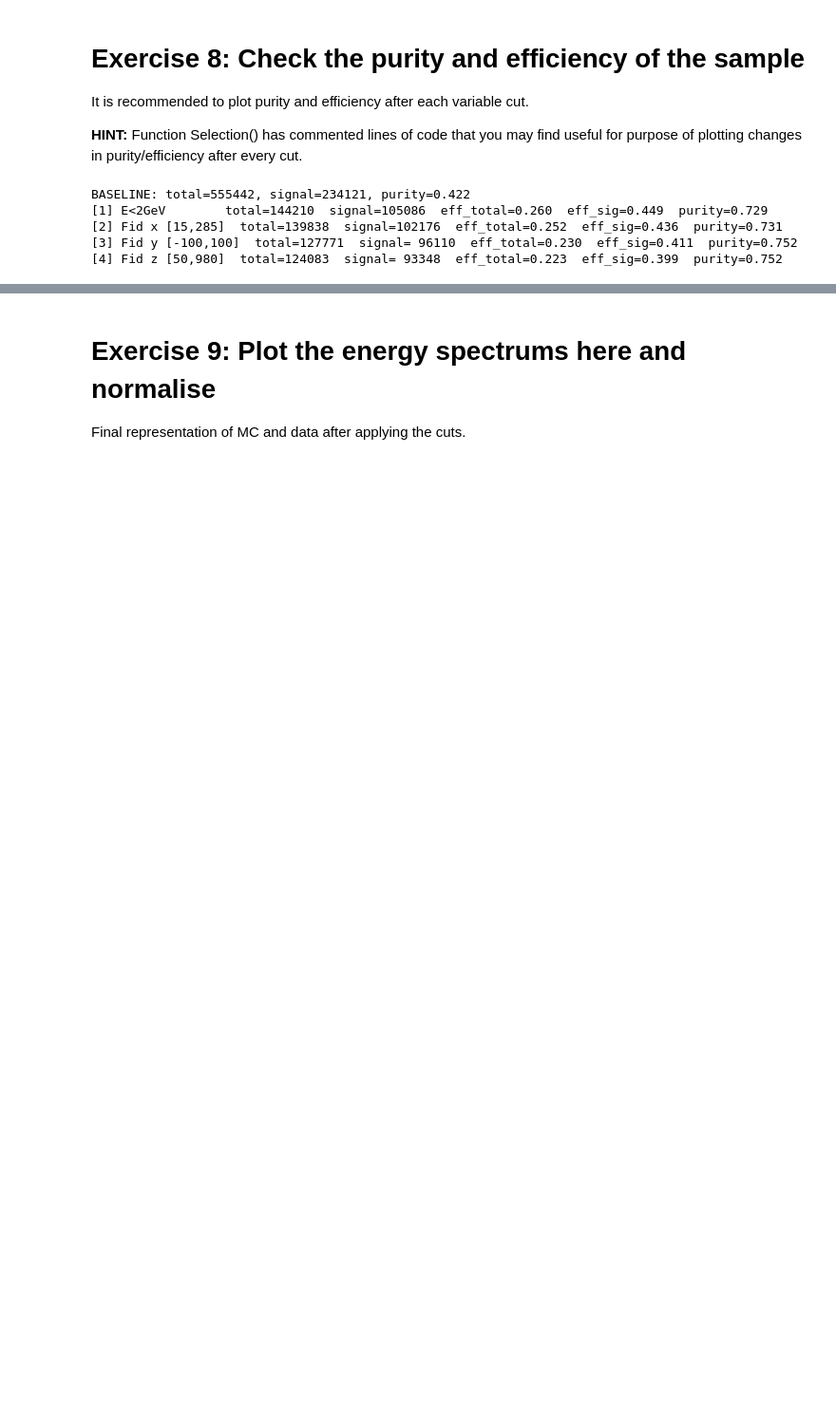
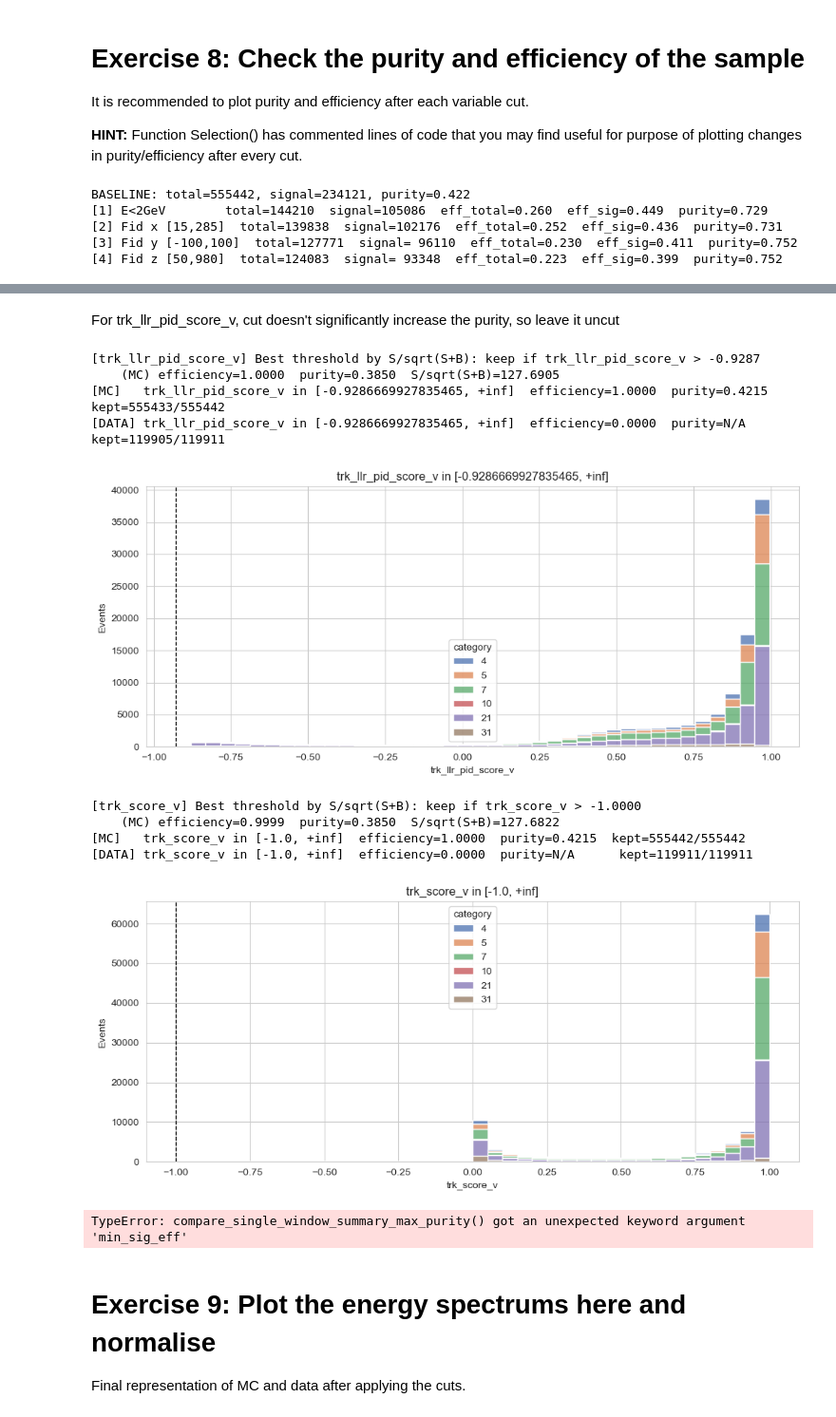
Before and after one commit to JungleMan796/MicroBooNE, a Jupyter notebook: MainAnalysis_template.ipynb, the cells around one changed output, grey strips where cells are left out. Shown at 95% size. Drawn from its saved outputs; the diff is of its cells as text; code cells hidden in the pictures; blank space fills up the shorter version.

```diff
--- a/MainAnalysis_template.ipynb
+++ b/MainAnalysis_template.ipynb
@@ -642,0 +918,2 @@ BASELINE: total=555442, signal=234121, purity=0.422
+# %% [markdown]
+For trk_llr_pid_score_v, cut doesn't significantly increase the purity, so leave it uncut
@@ -642,0 +1002,21 @@ BASELINE: total=555442, signal=234121, purity=0.422
+# %%
+# 1) LLR PID（越大越“μ-like” → 单边 '>'）
+t_pid, eff_pid, pur_pid, sig_pid = pick_best_threshold_and_plot(
+    MC_EXT, data_frame, var='trk_llr_pid_score_v', direction='>'
+)
+
+# 2) trk_score_v（同理）
+t_trk, eff_trk, pur_trk, sig_trk = pick_best_threshold_and_plot(
+    MC_EXT, data_frame, var='trk_score_v', direction='>'
+)
+# %% [output]
+[trk_llr_pid_score_v] Best threshold by S/sqrt(S+B): keep if trk_llr_pid_score_v > -0.9287
+    (MC) efficiency=1.0000  purity=0.3850  S/sqrt(S+B)=127.6905
+[MC]   trk_llr_pid_score_v in [-0.9286669927835465, +inf]  efficiency=1.0000  purity=0.4215  kept=555433/555442
+[DATA] trk_llr_pid_score_v in [-0.9286669927835465, +inf]  efficiency=0.0000  purity=N/A      kept=119905/119911
+[figure, added]
+[trk_score_v] Best threshold by S/sqrt(S+B): keep if trk_score_v > -1.0000
+    (MC) efficiency=0.9999  purity=0.3850  S/sqrt(S+B)=127.6822
+[MC]   trk_score_v in [-1.0, +inf]  efficiency=1.0000  purity=0.4215  kept=555442/555442
+[DATA] trk_score_v in [-1.0, +inf]  efficiency=0.0000  purity=N/A      kept=119911/119911
+[figure, added]
@@ -643,3 +1293,43 @@ BASELINE: total=555442, signal=234121, purity=0.422
+# %%
+vars_to_try = [
+    'trk_llr_pid_score_v','reco_nu_vtx_sce_y','trk_sce_start_x_v',
+    'trk_score_v','trk_distance_v','topological_score','trk_energy_tot',
+    'trk_len_v','reco_nu_vtx_sce_x','_closestNuCosmicDist','reco_nu_vtx_sce_z',
+    'trk_sce_end_x_v','trk_sce_start_z_v','trk_sce_end_z_v',
+    'trk_range_muon_mom_v','trk_sce_start_y_v','trk_mcs_muon_mom_v','trk_sce_end_y_v'
+]
+
+# 约束：信号效率（Eq.6）至少 20%
+MIN_SIG_EFF = 0.20
+SINGLE_BIAS = 1.00  # 保持不偏向单边
+
+summary_compare = compare_single_window_summary_max_purity(
+    MC_EXT, vars_to_try,
+    nsteps_single=201, nqs_window=51,
+    signal_label=21,
+    min_sig_eff=MIN_SIG_EFF,      # ← 用信号效率下限
+    single_bias=SINGLE_BIAS
+)
+try:
+    display(summary_compare)
+except:
+    print(summary_compare.to_string(index=False))
+
+summary_picked = run_all_auto_max_purity(
+    MC_EXT, data_frame, vars_to_try,
+    nsteps_single=201, nqs_window=51,
+    signal_label=21, bins=40,
+    min_sig_eff=MIN_SIG_EFF,      # ← 用信号效率下限
+    single_bias=SINGLE_BIAS,
+    cumulative=False
+)
+print("\n=== Picked cuts (max purity) — individual ===")
+try:
+    display(summary_picked)
+except:
+    print(summary_picked.to_string(index=False))
+# %% [output]
+TypeError: compare_single_window_summary_max_purity() got an unexpected keyword argument 'min_sig_eff'
 # %% [markdown]
 # Exercise 9: Plot the energy spectrums here and normalise
 
```
Also changed, not shown: parts of 28 cells of this notebook.
